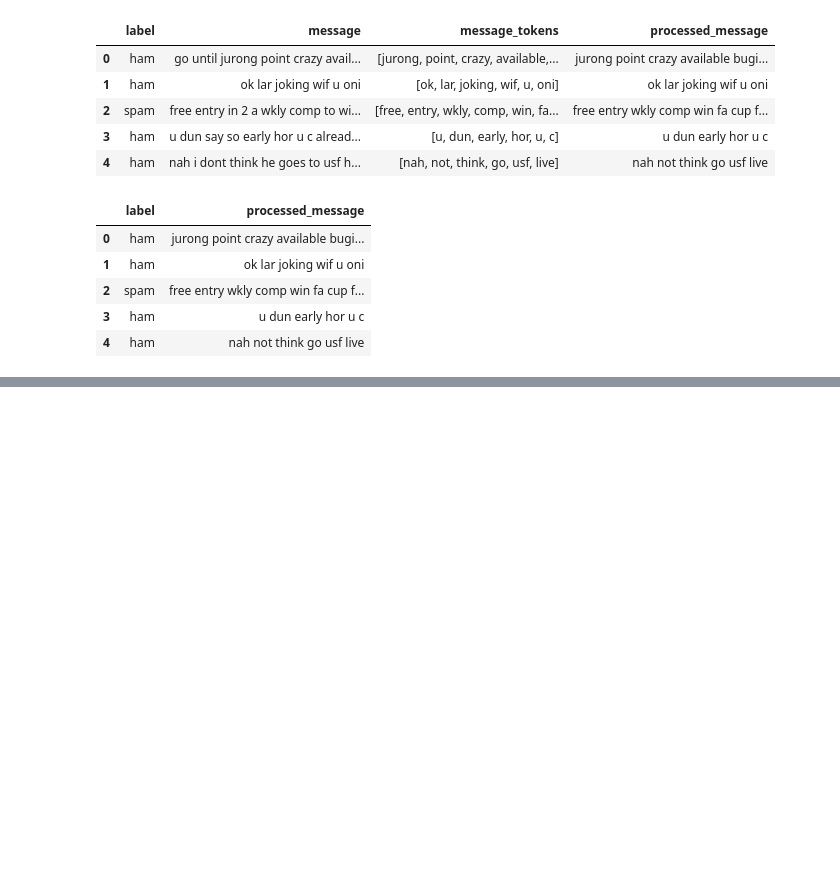
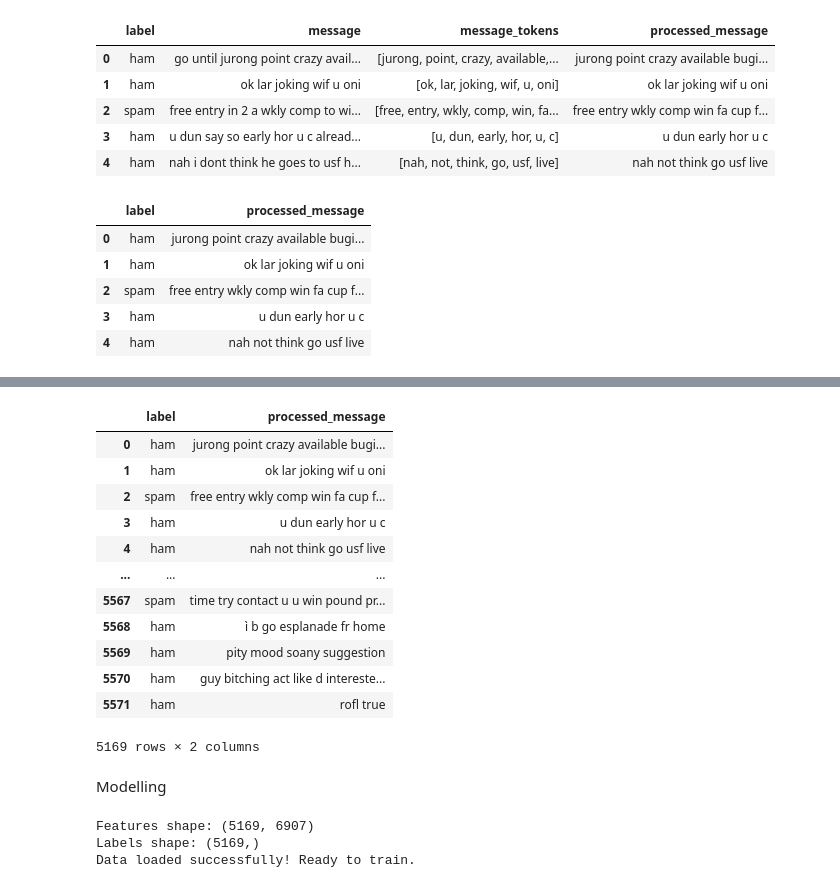
Before and after one commit to jesildabraganca0511/NLP, a Jupyter notebook: mini-projects/week1_sms_spam_classifier.ipynb, the cells around one changed output, grey strips where cells are left out. Drawn from its saved outputs; the diff is of its cells as text; code cells hidden in the pictures; blank space fills up the shorter version.

```diff
--- a/mini-projects/week1_sms_spam_classifier.ipynb
+++ b/mini-projects/week1_sms_spam_classifier.ipynb
@@ -125,0 +185,26 @@ Feature Extraction
+# %%
+df_final
+# %% [output]
+|  | label | processed_message |
+| 0 | ham | jurong point crazy available bugi... |
+| 1 | ham | ok lar joking wif u oni |
+| 2 | spam | free entry wkly comp win fa cup f... |
+| 3 | ham | u dun early hor u c |
+| 4 | ham | nah not think go usf live |
+| ... | ... | ... |
+| 5567 | spam | time try contact u u win pound pr... |
+| 5568 | ham | ì b go esplanade fr home |
+| 5569 | ham | pity mood soany suggestion |
+| 5570 | ham | guy bitching act like d intereste... |
+| 5571 | ham | rofl true |
+5169 rows × 2 columns
+# %% [markdown]
+Modelling
+# %%
+print(f"Features shape: {X.shape}")
+print(f"Labels shape: {y.shape}")
+print("Data loaded successfully! Ready to train.")
+# %% [output]
+Features shape: (5169, 6907)
+Labels shape: (5169,)
+Data loaded successfully! Ready to train.
```
Also changed, not shown: parts of 18 cells of this notebook.
